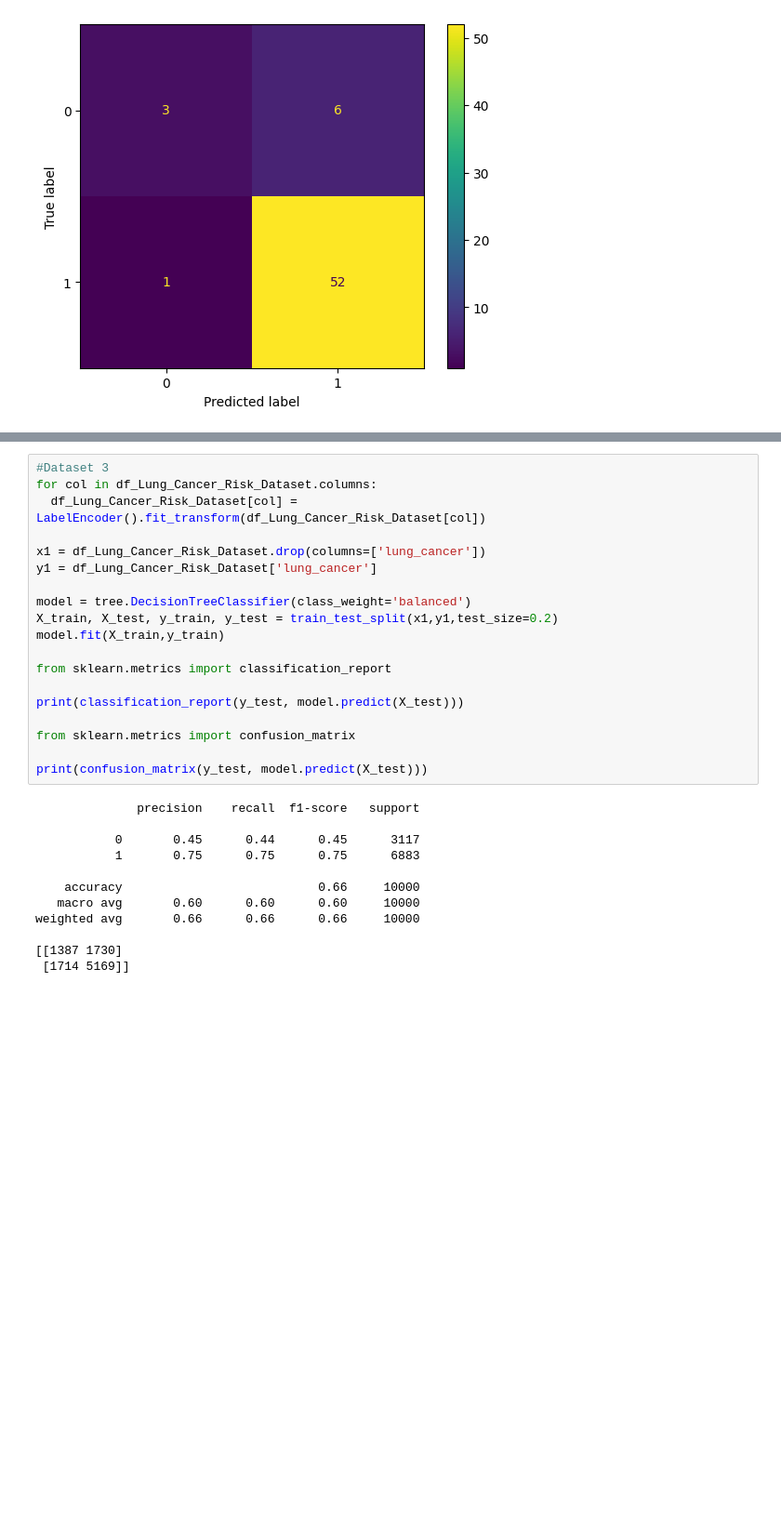
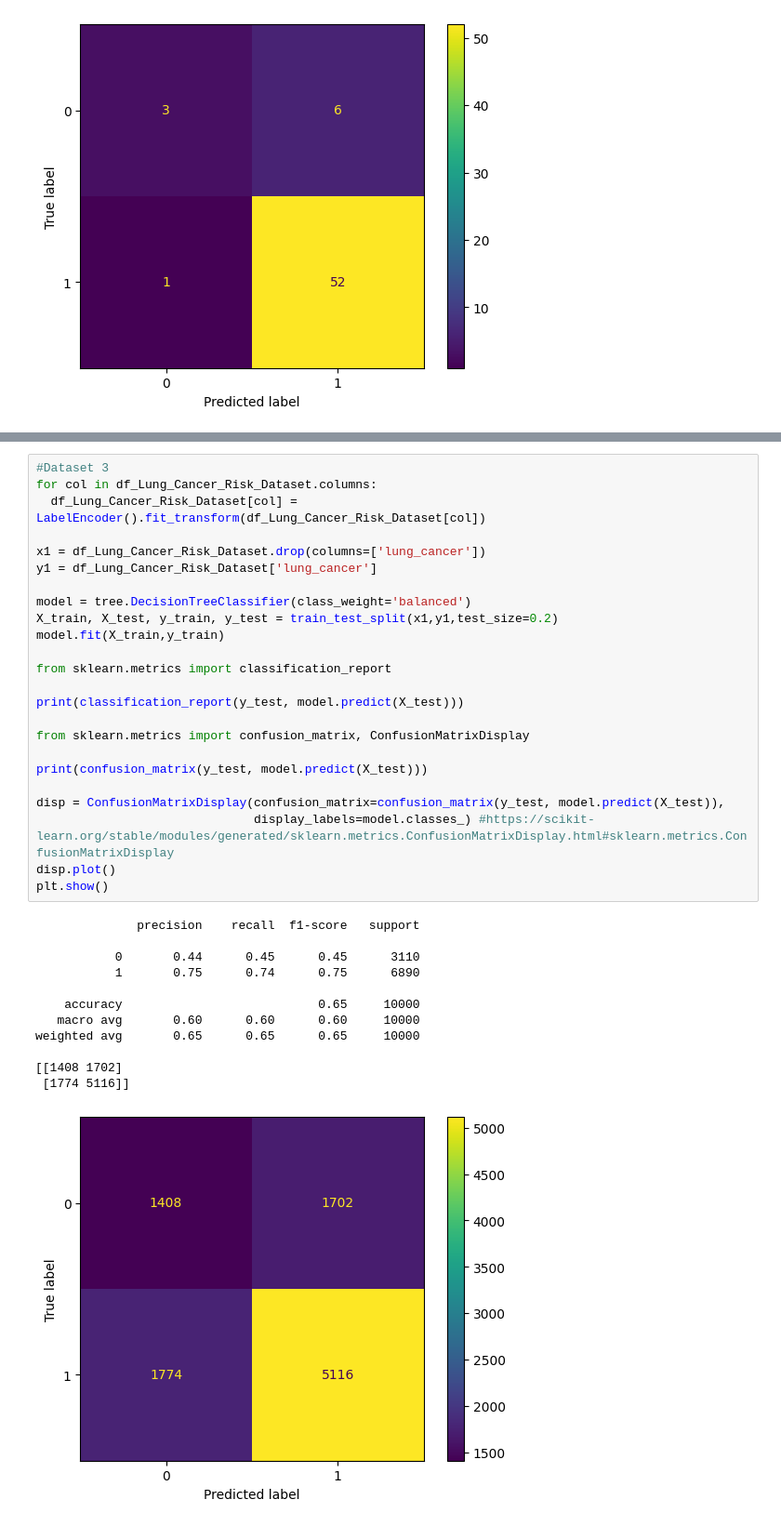
Before and after one commit to jeremy87lee/IS_PROJECT_TEAM_3, a Jupyter notebook: Decision_Tree.ipynb, the cells around one changed output, grey strips where cells are left out. Shown at 93% size. Saved outputs shown, nothing was run; the diff lists cells and outputs as text; blank space fills up the shorter version.

```diff
--- a/Decision_Tree.ipynb
+++ b/Decision_Tree.ipynb
@@ -108,31 +114,37 @@ weighted avg       0.83      0.83      0.83      1000
 # %%
 #Dataset 3
 for col in df_Lung_Cancer_Risk_Dataset.columns:
   df_Lung_Cancer_Risk_Dataset[col] = LabelEncoder().fit_transform(df_Lung_Cancer_Risk_Dataset[col])
 
 x1 = df_Lung_Cancer_Risk_Dataset.drop(columns=['lung_cancer'])
 y1 = df_Lung_Cancer_Risk_Dataset['lung_cancer']
 
 model = tree.DecisionTreeClassifier(class_weight='balanced')
 X_train, X_test, y_train, y_test = train_test_split(x1,y1,test_size=0.2)
 model.fit(X_train,y_train)
 
 from sklearn.metrics import classification_report
 
 print(classification_report(y_test, model.predict(X_test)))
 
-from sklearn.metrics import confusion_matrix
+from sklearn.metrics import confusion_matrix, ConfusionMatrixDisplay
 
 print(confusion_matrix(y_test, model.predict(X_test)))
+
+disp = ConfusionMatrixDisplay(confusion_matrix=confusion_matrix(y_test, model.predict(X_test)),
+                              display_labels=model.classes_) #https://scikit-learn.org/stable/modules/generated/sklearn.metrics.ConfusionMatrixDisplay.html#sklearn.metrics.ConfusionMatrixDisplay
+disp.plot()
+plt.show()
 # %% [output]
               precision    recall  f1-score   support
 
-           0       0.45      0.44      0.45      3117
-           1       0.75      0.75      0.75      6883
+           0       0.44      0.45      0.45      3110
+           1       0.75      0.74      0.75      6890
 
-    accuracy                           0.66     10000
+    accuracy                           0.65     10000
    macro avg       0.60      0.60      0.60     10000
-weighted avg       0.66      0.66      0.66     10000
+weighted avg       0.65      0.65      0.65     10000
 
-[[1387 1730]
- [1714 5169]]
+[[1408 1702]
+ [1774 5116]]
+[figure, added]
```
Also changed, not shown: parts of 1 cell of this notebook.
